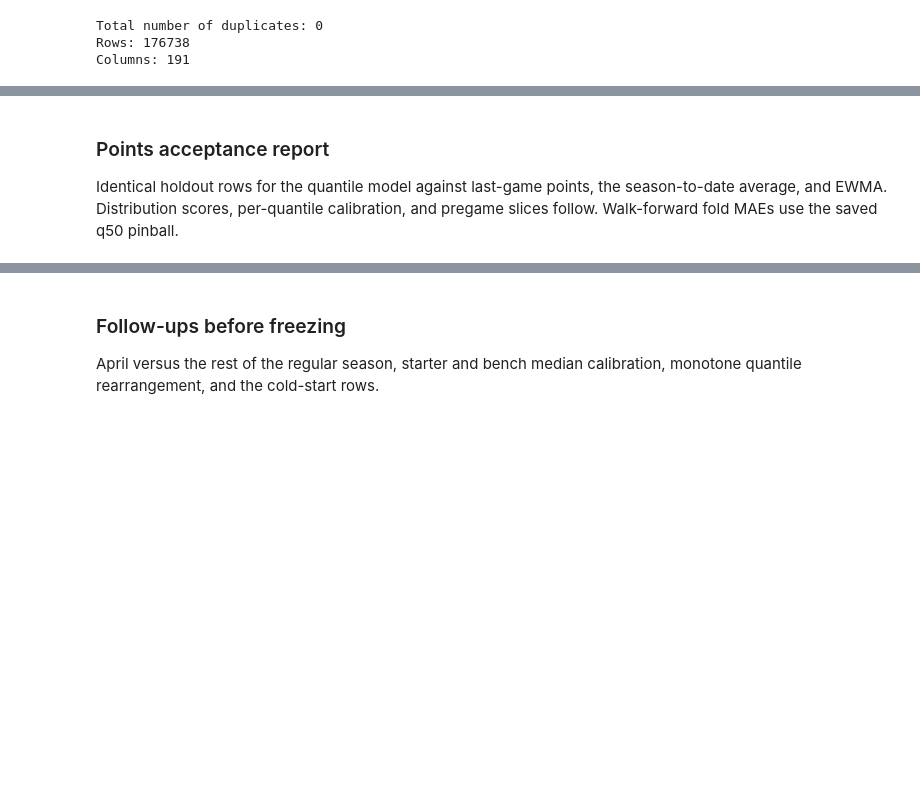
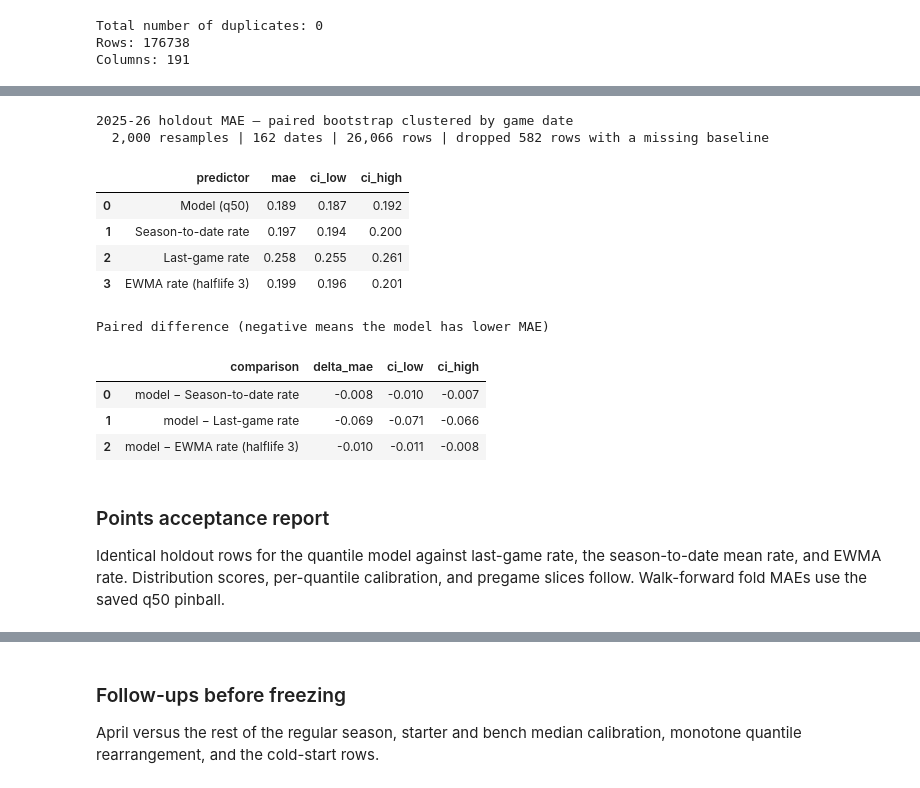
Before and after one commit to spon7ge/sports-quantitative-analysis, a Jupyter notebook: notebooks/nba/points/pts_nba_model.ipynb, the cells around one changed output, grey strips where cells are left out. Saved outputs shown, nothing was run; the diff lists cells and outputs as text; code cells hidden in the pictures; blank space fills up the shorter version.

```diff
--- a/notebooks/nba/points/pts_nba_model.ipynb
+++ b/notebooks/nba/points/pts_nba_model.ipynb
@@ -116,5 +148,13 @@ df = df.sort_values(
     ["game_date", "game_id", "player_id"], kind="mergesort"
 ).reset_index(drop=True)
 df[TARGET_COL] = capped_rate(df["pts"], df["minutes"], cap=RATE_CAP)
+# Naive baselines for the rate label. Not model features.
+df["pts_per_min_lag_1"] = prior_shift(df, TARGET_COL, ["player_id"])
+df["pts_per_min_ewm_hl_3"] = prior_ewm(
+    df, TARGET_COL, ["player_id"], halflife=3
+)
+df["season_pts_per_min_mean"] = prior_expanding(
+    df, TARGET_COL, ["player_id", "season_year"], "mean"
+)
 print(f"After filtering appearances: {df[PTS_FEATURES].shape[0]} rows")
 print(df[TARGET_COL].describe().round(3))
@@ -419,9 +663,9 @@ SEED = 42
 y = np.asarray(y_ho, dtype=float)
 predictors = {
     "model": np.asarray(preds_ho["q_0.50"], dtype=float),
-    "season_average": ppm_holdout["season_pts_mean"].to_numpy(dtype=float),
-    "last_game": ppm_holdout["pts_lag_1"].to_numpy(dtype=float),
-    "ewma": ppm_holdout["pts_ewm_hl_3"].to_numpy(dtype=float),
+    "season_average": ppm_holdout["season_pts_per_min_mean"].to_numpy(dtype=float),
+    "last_game": ppm_holdout["pts_per_min_lag_1"].to_numpy(dtype=float),
+    "ewma": ppm_holdout["pts_per_min_ewm_hl_3"].to_numpy(dtype=float),
 }
 dates = ppm_holdout["game_date"].to_numpy()
 finite = np.isfinite(y)
@@ -456,42 +700,55 @@ point = {name: float(err.mean()) for name, err in abs_err.items()}
 
 labels = {
     "model": "Model (q50)",
-    "season_average": "Season average",
-    "last_game": "Last-game points",
-    "ewma": "EWMA (halflife 3)",
+    "season_average": "Season-to-date rate",
+    "last_game": "Last-game rate",
+    "ewma": "EWMA rate (halflife 3)",
 }
 order = ["model", "season_average", "last_game", "ewma"]
 mae_table = pd.DataFrame([
     {
         "predictor": labels[name],
         "mae": point[name],
         "ci_low": float(np.quantile(boot_mae[name], 0.025)),
         "ci_high": float(np.quantile(boot_mae[name], 0.975)),
     }
     for name in order
 ])
 delta_table = pd.DataFrame([
     {
         "comparison": f"model − {labels[name]}",
         "delta_mae": point["model"] - point[name],
         "ci_low": float(np.quantile(boot_mae["model"] - boot_mae[name], 0.025)),
         "ci_high": float(np.quantile(boot_mae["model"] - boot_mae[name], 0.975)),
     }
     for name in order[1:]
 ])
 
 print(
     f"{HOLDOUT_SEASON} holdout MAE — paired bootstrap clustered by game date\n"
     f"  {N_BOOT:,} resamples | {n_clusters:,} dates | {len(y):,} rows"
     f" | dropped {n_dropped:,} rows with a missing baseline"
 )
 display(mae_table.round(3))
 print("Paired difference (negative means the model has lower MAE)")
 display(delta_table.round(3))
+# %% [output]
+2025-26 holdout MAE — paired bootstrap clustered by game date
+  2,000 resamples | 162 dates | 26,066 rows | dropped 582 rows with a missing baseline
+|  | predictor | mae | ci_low | ci_high |
+| 0 | Model (q50) | 0.189 | 0.187 | 0.192 |
+| 1 | Season-to-date rate | 0.197 | 0.194 | 0.200 |
+| 2 | Last-game rate | 0.258 | 0.255 | 0.261 |
+| 3 | EWMA rate (halflife 3) | 0.199 | 0.196 | 0.201 |
+Paired difference (negative means the model has lower MAE)
+|  | comparison | delta_mae | ci_low | ci_high |
+| 0 | model − Season-to-date rate | -0.008 | -0.010 | -0.007 |
+| 1 | model − Last-game rate | -0.069 | -0.071 | -0.066 |
+| 2 | model − EWMA rate (halflife 3) | -0.010 | -0.011 | -0.008 |
 # %% [markdown]
 ### Points acceptance report
 
-Identical holdout rows for the quantile model against last-game points, the season-to-date average, and EWMA. Distribution scores, per-quantile calibration, and pregame slices follow. Walk-forward fold MAEs use the saved q50 pinball.
+Identical holdout rows for the quantile model against last-game rate, the season-to-date mean rate, and EWMA rate. Distribution scores, per-quantile calibration, and pregame slices follow. Walk-forward fold MAEs use the saved q50 pinball.
 # %%
 N_BOOT = 2_000
 SEED = 42
```
Also changed, not shown: parts of 26 cells of this notebook, 1 other file.
